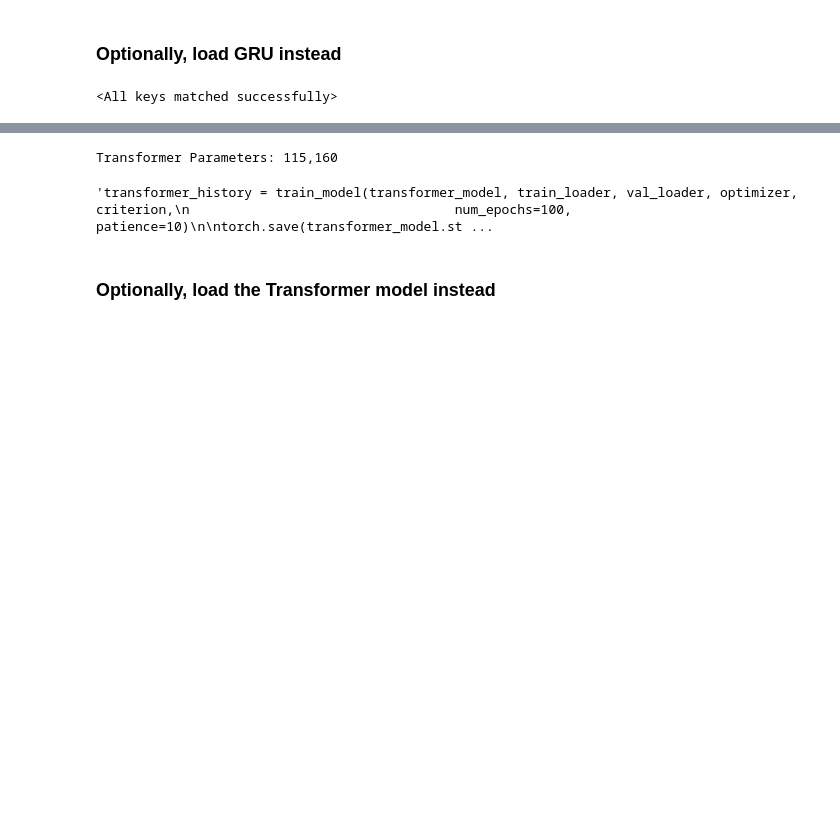
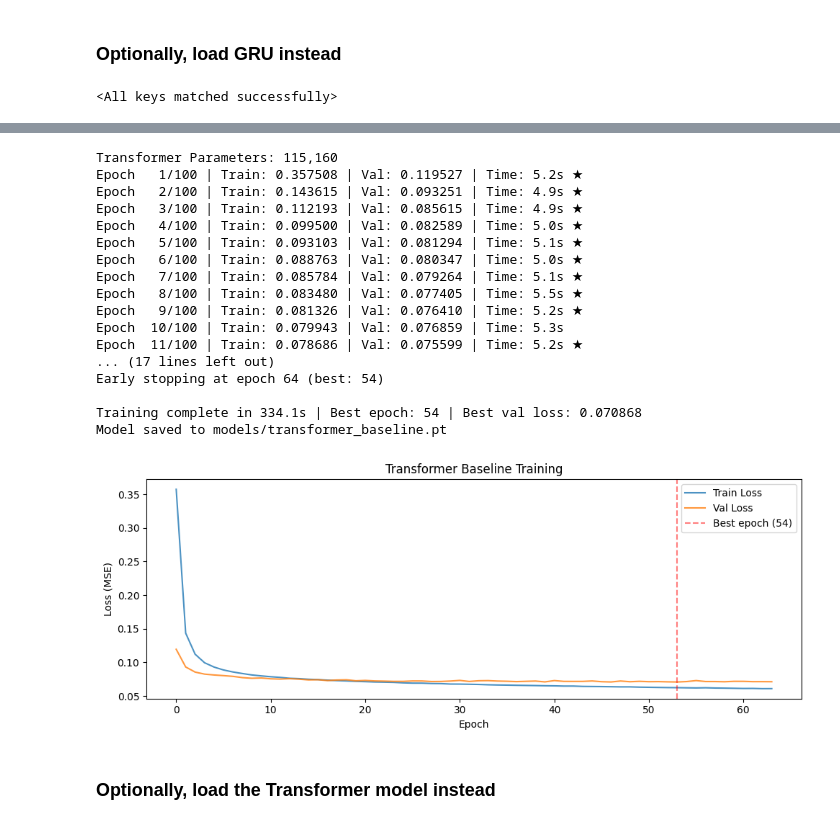
Before and after one commit to dudocas12/Advanced-Time-Series-Forecasting-Optimization-and-Explainability, a Jupyter notebook: main.ipynb, the cells around one changed output, grey strips where cells are left out. Drawn from its saved outputs; the diff is of its cells as text; code cells hidden in the pictures; blank space fills up the shorter version.

```diff
--- a/main.ipynb
+++ b/main.ipynb
@@ -895,27 +886,42 @@ Inference time: 0.50s | Parameters: 156,696
 # %%
 # Train the Transformer baseline model
 transformer_model = TimeSeriesTransformer(
     input_dim=NUM_FEATURES,
     d_model=64,
     nhead=4,
     num_layers=2,
     output_dim=HORIZON,
     dropout=0.5
 ).to(DEVICE)
 
 optimizer = torch.optim.Adam(transformer_model.parameters(), lr=1e-4, weight_decay=1e-4)
 
 print(f"Transformer Parameters: {sum(p.numel() for p in transformer_model.parameters()):,}")
-'''transformer_history = train_model(transformer_model, train_loader, val_loader, optimizer, criterion,
+transformer_history = train_model(transformer_model, train_loader, val_loader, optimizer, criterion,
                                   num_epochs=100, patience=10)
 
 torch.save(transformer_model.state_dict(), os.path.join(MODELS_DIR, "transformer_baseline.pt"))
 print(f"Model saved to {MODELS_DIR}transformer_baseline.pt")
 plot_training_history(transformer_history, "Transformer Baseline Training")
-'''
 # %% [output]
 Transformer Parameters: 115,160
+Epoch   1/100 | Train: 0.357508 | Val: 0.119527 | Time: 5.2s ★
+Epoch   2/100 | Train: 0.143615 | Val: 0.093251 | Time: 4.9s ★
+Epoch   3/100 | Train: 0.112193 | Val: 0.085615 | Time: 4.9s ★
+Epoch   4/100 | Train: 0.099500 | Val: 0.082589 | Time: 5.0s ★
+Epoch   5/100 | Train: 0.093103 | Val: 0.081294 | Time: 5.1s ★
+Epoch   6/100 | Train: 0.088763 | Val: 0.080347 | Time: 5.0s ★
+Epoch   7/100 | Train: 0.085784 | Val: 0.079264 | Time: 5.1s ★
+Epoch   8/100 | Train: 0.083480 | Val: 0.077405 | Time: 5.5s ★
+Epoch   9/100 | Train: 0.081326 | Val: 0.076410 | Time: 5.2s ★
+Epoch  10/100 | Train: 0.079943 | Val: 0.076859 | Time: 5.3s
+Epoch  11/100 | Train: 0.078686 | Val: 0.075599 | Time: 5.2s ★
+... (17 lines left out)
+Early stopping at epoch 64 (best: 54)
+
+Training complete in 334.1s | Best epoch: 54 | Best val loss: 0.070868
+Model saved to models/transformer_baseline.pt
-'transformer_history = train_model(transformer_model, train_loader, val_loader, optimizer, criterion,\n                                  num_epochs=100, patience=10)\n\ntorch.save(transformer_model.st ...
+[figure, added]
 # %% [markdown]
 ### Optionally, load the Transformer model instead
 # %%
```
Also changed, not shown: parts of 54 cells of this notebook.
